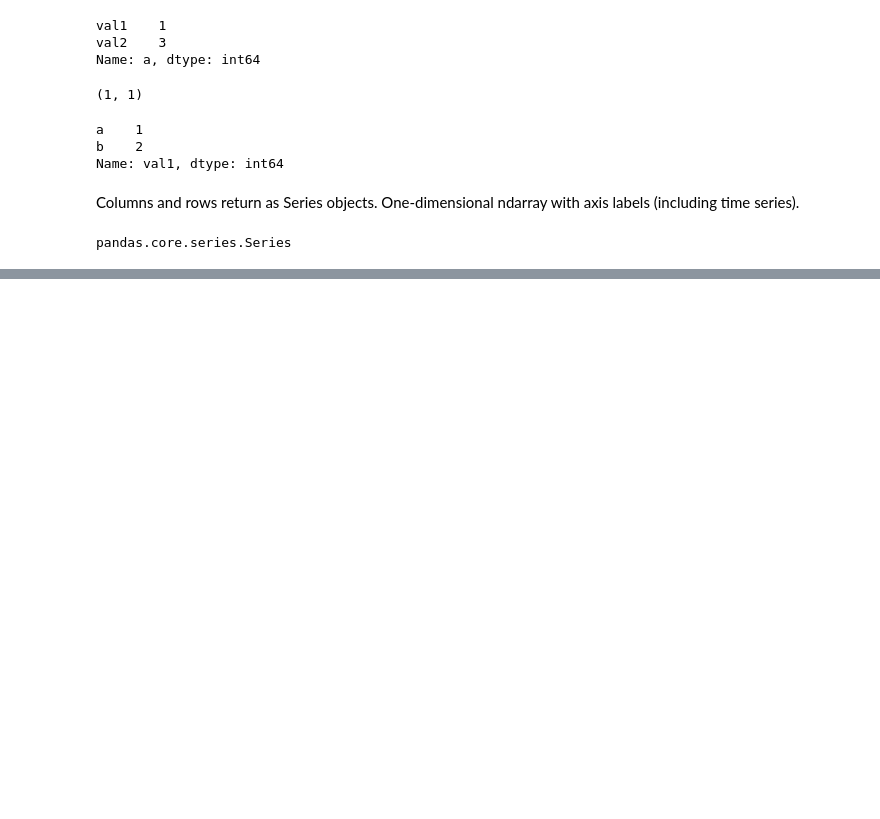
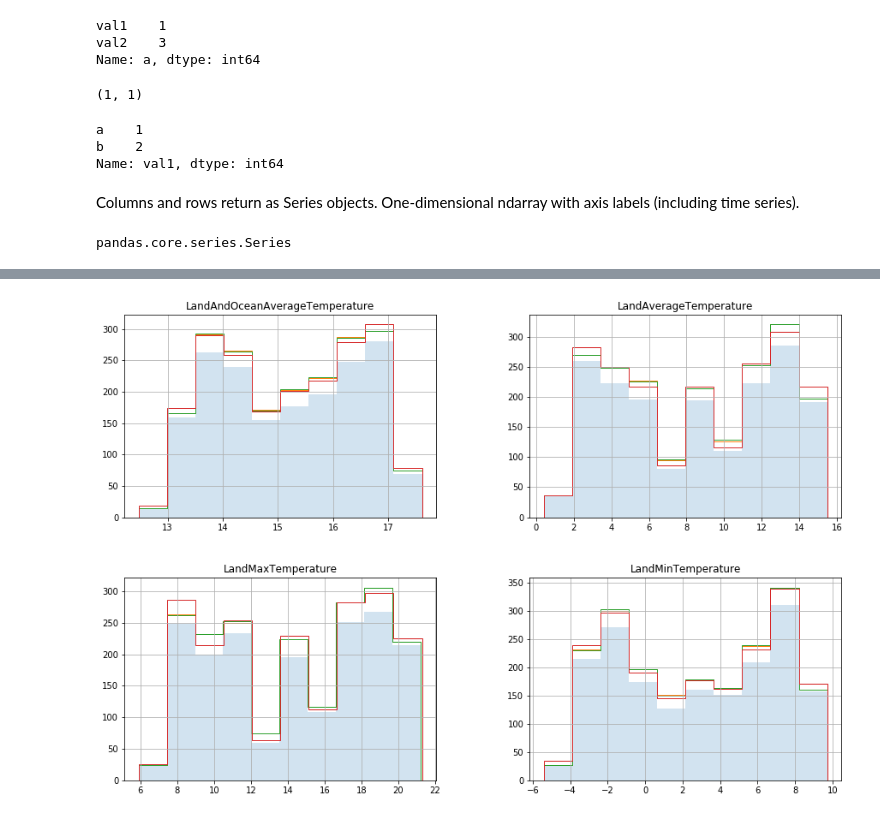
Before and after one commit to douglasvitoreti/scientific-python-lectures, a Jupyter notebook: Lecture-6-Pandas.ipynb, the cells around one changed output, grey strips where cells are left out. Saved outputs shown, nothing was run; the diff lists cells and outputs as text; code cells hidden in the pictures; blank space fills up the shorter version.

```diff
--- a/Lecture-6-Pandas.ipynb
+++ b/Lecture-6-Pandas.ipynb
@@ -167,0 +300,12 @@ pandas.core.series.Series
+# %%
+linear = global_clima.interpolate()
+time = global_clima.interpolate(method='time')
+cubic = global_clima.interpolate(method='cubic')
+# %%
+axes=global_clima.hist(figsize=(15, 10), alpha=.2);
+
+linear.hist(figsize=(15, 10), histtype='step', ax=axes);
+time.hist(figsize=(15, 10), histtype='step', ax=axes);
+cubic.hist(figsize=(15, 10), histtype='step', ax=axes);
+# %% [output]
+[figure, added]
```
Also changed, not shown: parts of 31 cells of this notebook, 10 other files.
